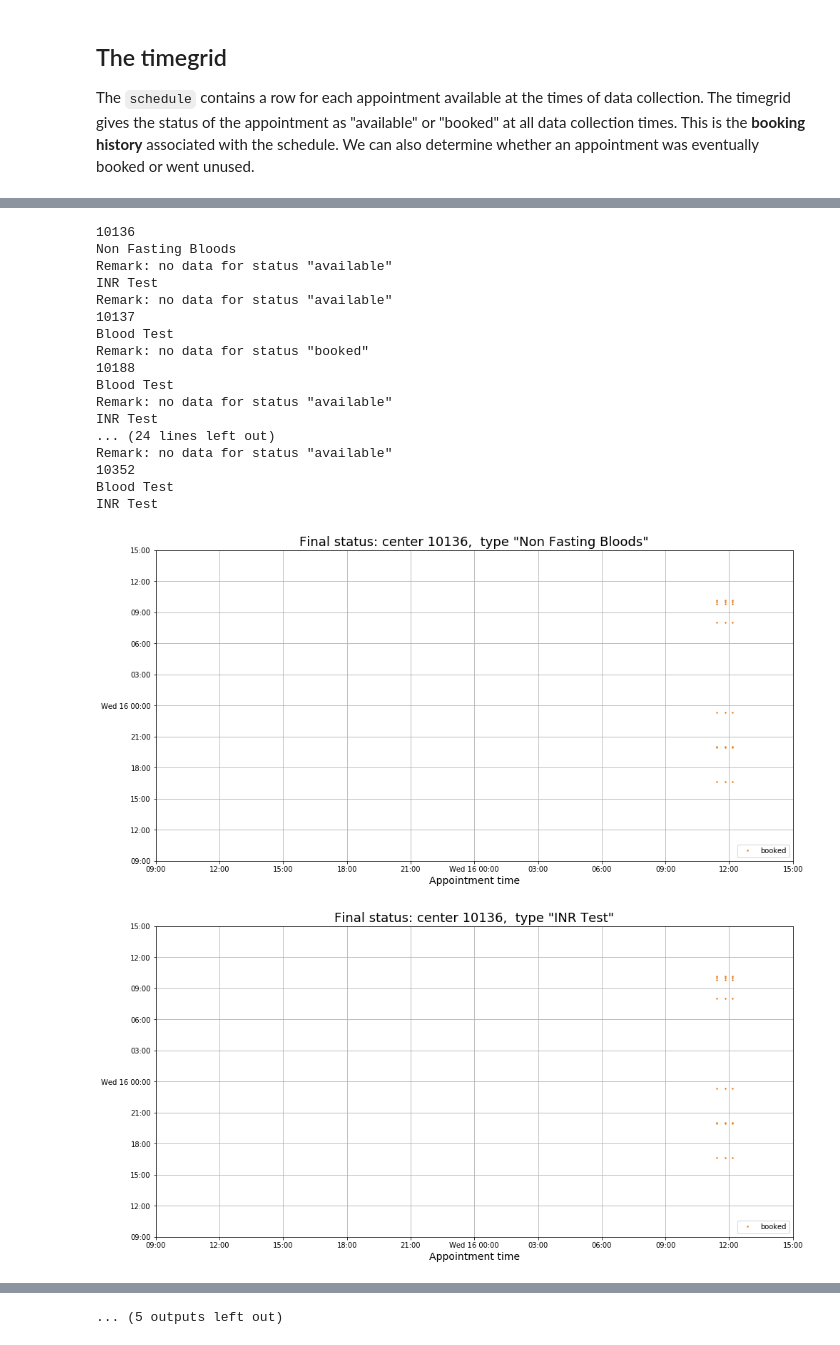
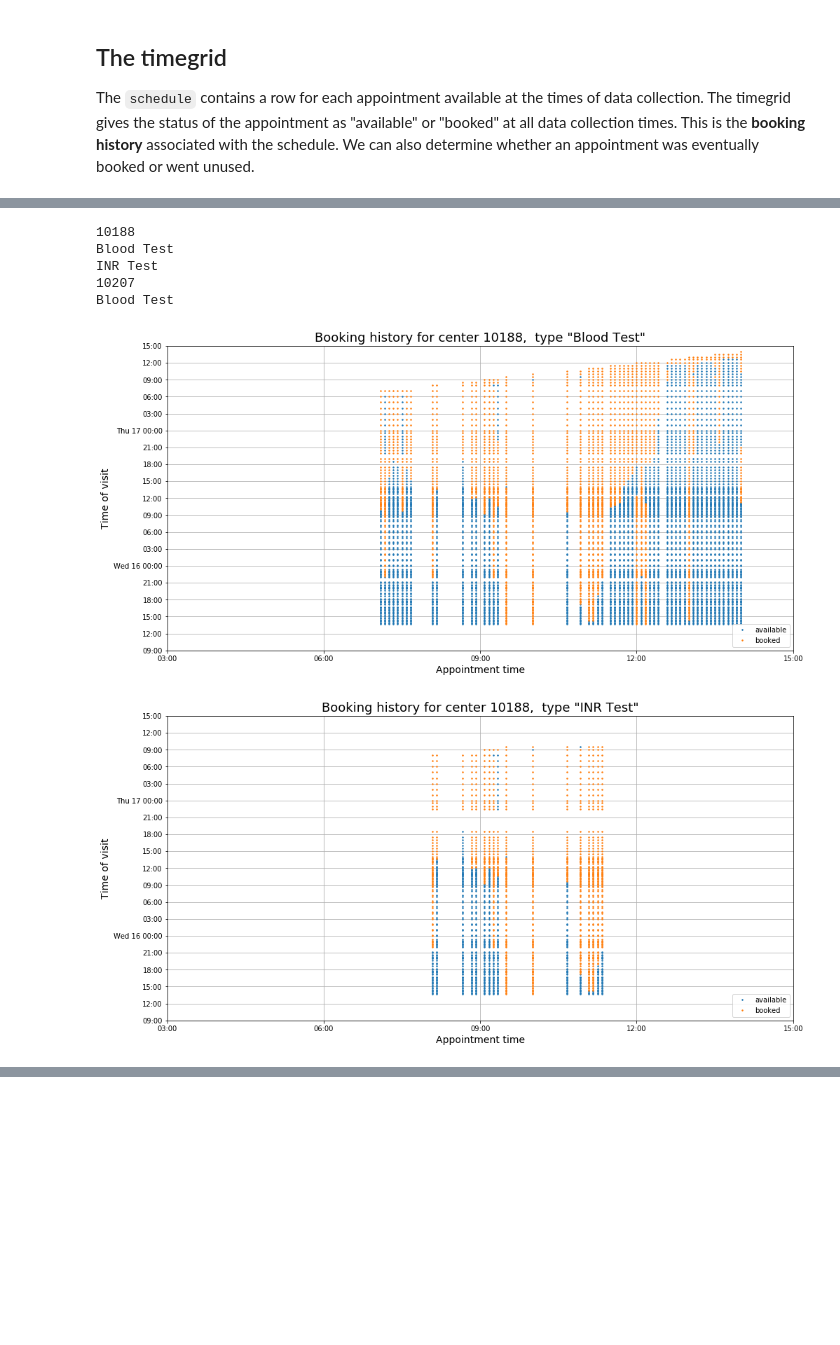
Before and after one commit to antoinechoffrut/UHCW, a Jupyter notebook: UHCW-booking-history.ipynb, the cells around one changed output, grey strips where cells are left out. Cells and saved outputs as stored; diff of their text form; code cells hidden in the pictures; blank space fills up the shorter version.

Commit message:
Update using new functionalities of module UHCW.py

```diff
--- a/UHCW-booking-history.ipynb
+++ b/UHCW-booking-history.ipynb
@@ -42,7 +21,8 @@ beg_script = datetime.datetime.now()
 # %% [markdown]
 ## Constants
 # %%
-IMG_DIR = os.path.join(os.path.expanduser("~"), "Projects/UHCW/IMAGE_FILES")
+PROJECT_DIR = os.path.join(os.path.expanduser("~"), "Projects/UHCW")
+IMG_DIR = os.path.join(PROJECT_DIR, "IMAGE_FILES")
 
 STATUS_TO_VALUE = {'available': 0, 'booked': 1}
 # %% [markdown]
@@ -73,9 +53,9 @@ print(datetime.datetime.now().strftime("Time: %H:%M:%S"))
 foldername = 'Projects/UHCW'
 # Choose from among datasets of various sizes (various collection periods or centers)
 # filename = 'appointments-tiny.csv'
-# filename = 'appointments-less-tiny.csv'
+filename = 'appointments-less-tiny.csv'
 # filename = 'appointments-one-week-two-centers.csv'
-filename = 'appointments-24-hours.csv'
+# filename = 'appointments-24-hours.csv'
 # filename = 'appointments-one-week.csv'
 # filename = 'appointments-three-weeks.csv'
 filepath = os.path.join(os.path.expanduser("~"), foldername, filename)
@@ -95,6 +75,7 @@ raw_data.rename(
     index=str,
     columns={
         'center id': 'id',
+        'test type': 'test',
         'appointment timestamp': 'appointment',
         'center age group': 'age group',
         'grab timestamp': 'grab'
@@ -159,7 +141,7 @@ s.drop('age group', axis=1, inplace=True)
 # %% [markdown]
 ## Center info
 # %%
-center_test_types = s.groupby('id')['test type'].unique().rename("test types").to_frame()#.reset_index()
+center_test_types = s.groupby('id')['test'].unique().rename("test types").to_frame()#.reset_index()
 center_test_types
 # %% [output]
 |  | test types |
@@ -247,7 +203,7 @@ if save_figure:
         descfile.write("-"*60 + "\n")
         write_line_to_desc("Run", RUN_DIR, descfile)
         write_line_to_desc("Feature", "BOOKING HISTORY", descfile)
-        write_line_to_desc("Nb rows", t.shape[0], descfile)
+        write_line_to_desc("Nb rows", f.shape[0], descfile)
 
         first_grab = t['grab'].min()
         last_grab = t['grab'].max()
@@ -276,7 +232,7 @@ for cid, test_types in center_test_types.iterrows():
     print(cid)
     for test_type in list(test_types)[0]:
         print(test_type)
-        t0 = t.loc[(t['id'] == cid) & (t['test type'] == test_type), t.columns]
+        t0 = t.loc[(t['id'] == cid) & (t['test'] == test_type), t.columns]
 
         if t0.empty:
             print(
@@ -293,7 +249,7 @@ for cid, test_types in center_test_types.iterrows():
         legend_text = []
         for status in ['available', 'booked']:
             tt0 = t0.loc[
-                t0['final status'] == status,
+                t0['status'] == status,
                 ['appointment', 'grab']
             ].drop_duplicates()
 
@@ -316,47 +272,35 @@ for cid, test_types in center_test_types.iterrows():
             ax.plot(
                 tt0['appointment'],
                 tt0['grab'],
                 **{'marker': '.', 'markersize': 3, 'markeredgecolor': marker_color, "linestyle": ""}
             )
         ax.grid()
         ax.legend(legend_text, loc='lower right')
-        ax.set_title('Final status: center {0},  type "{1}"'.format(cid, test_type), fontsize=18);
+        ax.set_title('Booking history for center {0},  type "{1}"'.format(cid, test_type), fontsize=18);
         ax.set_xlabel("Appointment time", fontsize=14);
-        # ax.set_ylabel("Time of visit", fontsize=14);
+        ax.set_ylabel("Time of visit", fontsize=14);
         ax.set_xticks(x_date_range);
         ax.set_xticklabels(x_tick_labels);
         ax.set_xlim([x_date_range.min(), x_date_range.max()])
         ax.set_yticks(y_date_range);
         ax.set_yticklabels(y_tick_labels);
         ax.set_ylim([y_date_range.min(), y_date_range.max()])
 
         if save_figure:
             plt.savefig(
                 os.path.join(
                     RUN_DIR,
                     'center-{0}-{1}-booking-history.png'.format(
                         cid,
                         "-".join(test_type.split())
                     )
                 )
             )
 # %% [output]
-10136
-Non Fasting Bloods
-Remark: no data for status "available"
-INR Test
-Remark: no data for status "available"
-10137
-Blood Test
-Remark: no data for status "booked"
 10188
 Blood Test
-Remark: no data for status "available"
 INR Test
-... (24 lines left out)
-Remark: no data for status "available"
-10352
+10207
 Blood Test
-INR Test
-[figure, old version]
+[figure, new version]
-[figure, old version]
+[figure, new version]
@@ -372 +307,0 @@ INR Test
-... (5 outputs left out)
```
Also changed, not shown: parts of 22 cells of this notebook.
